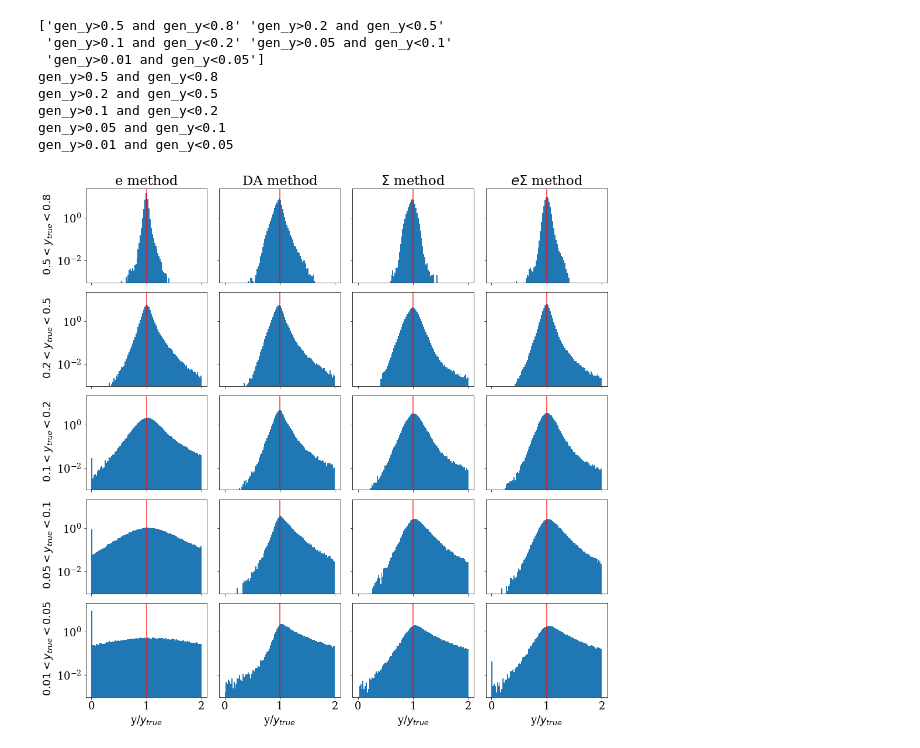
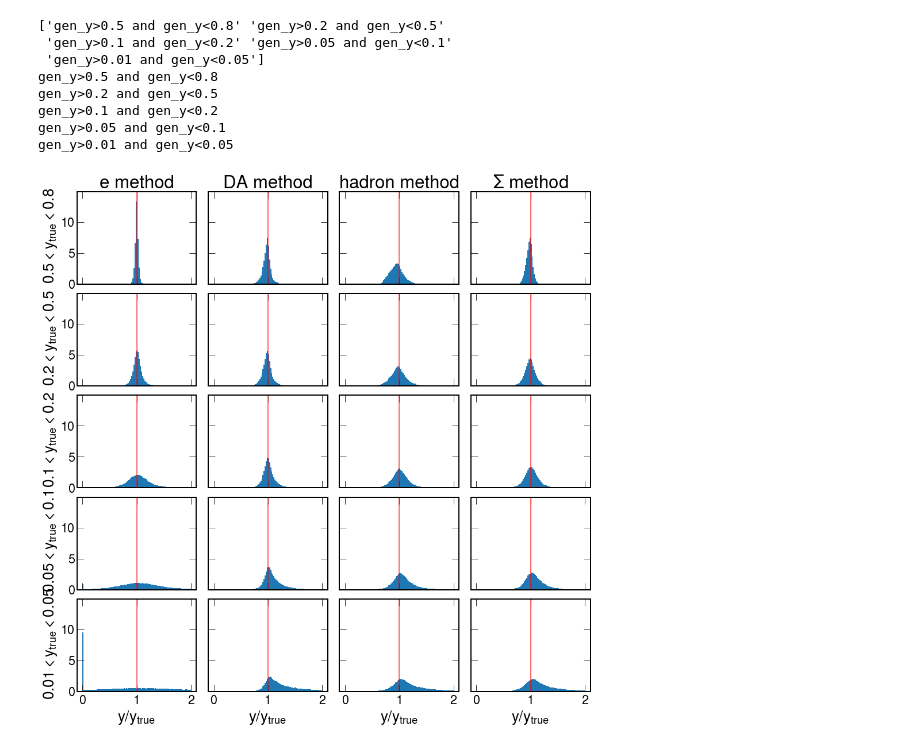
Before and after one commit to miguelignacio/calostudies, a Jupyter notebook: h1sim.ipynb, the cells around one changed output. Saved outputs shown, nothing was run; the diff lists cells and outputs as text; code cells hidden in the pictures.

```diff
--- a/h1sim.ipynb
+++ b/h1sim.ipynb
@@ -169,14 +187,19 @@ def applyCutsJets(df,isMC=False):
     temp.eval('logQ2_esigma= log(Q2_esigma)/2.3025850', inplace=True)
     temp.eval('logQ2_sigma= log(Q2_sigma)/2.3025850', inplace=True)
     temp.eval('logQ2_da= log(Q2_da)/2.3025850', inplace=True)
+    temp.eval('logQ2_h= log(Q2_h)/2.3025850', inplace=True)
 
     temp.eval('s = 4*27.6*920', inplace=True)
     temp.eval('x_e = Q2_e/(s*y_e)',inplace=True)
     temp.eval('x_da = Q2_da/(s*y_da)',inplace=True)
     temp.eval('x_sigma = Q2_sigma/(s*y_sigma)',inplace=True)
     temp.eval('x_esigma = x_sigma',inplace=True)
+    temp.eval('x_h = Q2_h/(s*y_h)',inplace=True)
 
-
+    temp.eval('Sigma = HFS_E - HFS_pz', inplace=True)
+    temp.eval('HFS_pt = sqrt(HFS_px*HFS_px + HFS_py*HFS_py)',inplace=True)
+    temp.eval('HFS_eta = arcsinh(HFS_pz/HFS_pt)',inplace=True)
+    temp.eval('gamma = 2.0*arctan(Sigma/HFS_pt)',inplace=True)
     temp = applyCut(temp, 'pass_reco==0 | ptmiss < 10', 'ptmiss<10')
 
     #temp = applyCut(temp, 'pass_reco==0 | 0.08 < y_e < 0.7', '0.08 < y_e < 0.7')
@@ -196,16 +219,19 @@ def applyCutsJets(df,isMC=False):
         temp.eval('ysigma_ratio = y_sigma/gen_y',inplace=True)
         temp.eval('yesigma_ratio = y_esigma/gen_y',inplace=True)
         temp.eval('ye_ratio = y_e/gen_y',inplace=True)
+        temp.eval('yh_ratio = y_h/gen_y',inplace=True)
 
         temp.eval('Q2e_ratio = Q2_e/gen_Q2',inplace=True)
         temp.eval('Q2da_ratio = Q2_da/gen_Q2',inplace=True)
         temp.eval('Q2sigma_ratio = Q2_sigma/gen_Q2',inplace=True)
         temp.eval('Q2esigma_ratio = Q2_esigma/gen_Q2',inplace=True)
+        temp.eval('Q2h_ratio = Q2_h/gen_Q2',inplace=True)
 
         temp.eval('xe_ratio = x_e/gen_x',inplace=True)
         temp.eval('xda_ratio = x_da/gen_x',inplace=True)
         temp.eval('xsigma_ratio = x_sigma/gen_x',inplace=True)
         temp.eval('xesigma_ratio = x_esigma/gen_x',inplace=True)
+        temp.eval('xh_ratio = x_h/gen_x',inplace=True)
 
 
 
@@ -214,7 +240,7 @@ def applyCutsJets(df,isMC=False):
 # %%
 mc_name = 'Django'
 altmc_name = 'Rapgap'
-path ='/home/miguel/calostudies/forDNN/out_ep0607/'
+path ='/home/miguel/calostudies/21-07-14-07-16-july13/out_ep0607/'
 mc_tag = 'nominal'
 # %%
 %%time
@@ -336,15 +370,3 @@ plt.show()
-# %%
-mc.eval('yda_ratio = y_da/gen_y',inplace=True)
-mc.eval('ysigma_ratio = y_sigma/gen_y',inplace=True)
-mc.eval('yesigma_ratio = y_esigma/gen_y',inplace=True)
-mc.eval('ye_ratio = y_e/gen_y',inplace=True)
-
-
-mc.eval('Q2da_ratio = Q2_da/gen_Q2',inplace=True)
-mc.eval('Q2sigma_ratio = Q2_sigma/gen_Q2',inplace=True)
-mc.eval('Q2esigma_ratio = Q2_esigma/gen_Q2',inplace=True)
-
-mc.eval('Q2e_ratio = Q2_e/gen_Q2',inplace=True)
 # %%
 fig,ax = plt.subplots(5,4,figsize=(16,16),sharey=True,sharex=True)
 ax = ax.flatten()
@@ -358,47 +380,47 @@ for i in range(5):
     print(ybins[i])
     ax[0 + 4*i].hist(mc.query(ybins[i] + ' and pass_reco>0')['ye_ratio'],density=True,bins=100,range=(0,2),label='e method')
     ax[1 + 4*i].hist(mc.query(ybins[i]+ ' and pass_reco>0')['yda_ratio'],density=True,bins=100,range=(0,2),label='DA method')
-    ax[2 + 4*i].hist(mc.query(ybins[i]+ ' and pass_reco>0')['ysigma_ratio'],density=True,bins=100,range=(0,2),label='$\Sigma$ method')
-    ax[3 + 4*i].hist(mc.query(ybins[i]+ ' and pass_reco>0')['yesigma_ratio'],density=True,bins=100,range=(0,2),label='$e-\Sigma$ method')
+    ax[2 + 4*i].hist(mc.query(ybins[i]+ ' and pass_reco>0')['yh_ratio'],density=True,bins=100,range=(0,2),label='$\Sigma$ method')
+    ax[3 + 4*i].hist(mc.query(ybins[i]+ ' and pass_reco>0')['ysigma_ratio'],density=True,bins=100,range=(0,2),label='$hadron method')
 
 for i in range(len(ax.flatten())):
     ax[i].axvline(1.0,color='red',lw=2,alpha=0.6)
 #ax[1].set_title(r"$\bf{ATHENA}$"+' full simulation [DD4hep] \n Pythia8+Geant4, NC DIS 18x275 GeV, $Q^{2}>100$ GeV$^{2}$',fontsize=29)
     ax[i].set_xticks([],minor=True)
     ax[i].set_yticks([], minor=True)
-    ax[i].set_yscale('log')
+    #ax[i].set_yscale('log')
     # for minor ticks
     #ax[i].set_xticks([], minor=True)
 
 plt.subplots_adjust(wspace=0.1, hspace=0.1)
 
 ax[0].set_title('e method')
 ax[1].set_title('DA method')
-ax[2].set_title('$\Sigma$ method')
-ax[3].set_title('$e\Sigma$ method')
+ax[3].set_title('$\Sigma$ method')
+ax[2].set_title('hadron method')
 
 
 ax[0].set_ylabel(' $0.5<y_{true}<0.8$')
 ax[4].set_ylabel(' $0.2<y_{true}<0.5$')
 ax[8].set_ylabel(' $0.1<y_{true}<0.2$')
 ax[12].set_ylabel(' $0.05<y_{true}<0.1$')
 ax[16].set_ylabel(' $0.01<y_{true}<0.05$')
-ax[-1].set_xlabel(r'y/$y_{true}$ ')
+ax[-1].set_xlabel(r'$y/y_{true}$ ')
 
-ax[-2].set_xlabel(r'y/$y_{true}$ ')
-ax[-3].set_xlabel(r'y/$y_{true}$ ')
-ax[-4].set_xlabel(r'y/$y_{true}$ ')
+ax[-2].set_xlabel(r'$y/y_{true}$ ')
+ax[-3].set_xlabel(r'$y/y_{true}$ ')
+ax[-4].set_xlabel(r'$y/y_{true}$ ')
 
 
 plt.show()
 # %% [output]
 ['gen_y>0.5 and gen_y<0.8' 'gen_y>0.2 and gen_y<0.5'
  'gen_y>0.1 and gen_y<0.2' 'gen_y>0.05 and gen_y<0.1'
  'gen_y>0.01 and gen_y<0.05']
 gen_y>0.5 and gen_y<0.8
 gen_y>0.2 and gen_y<0.5
 gen_y>0.1 and gen_y<0.2
 gen_y>0.05 and gen_y<0.1
 gen_y>0.01 and gen_y<0.05
-[figure, old version]
+[figure, new version]
 # %%
```
Also changed, not shown: parts of 17 cells of this notebook.
